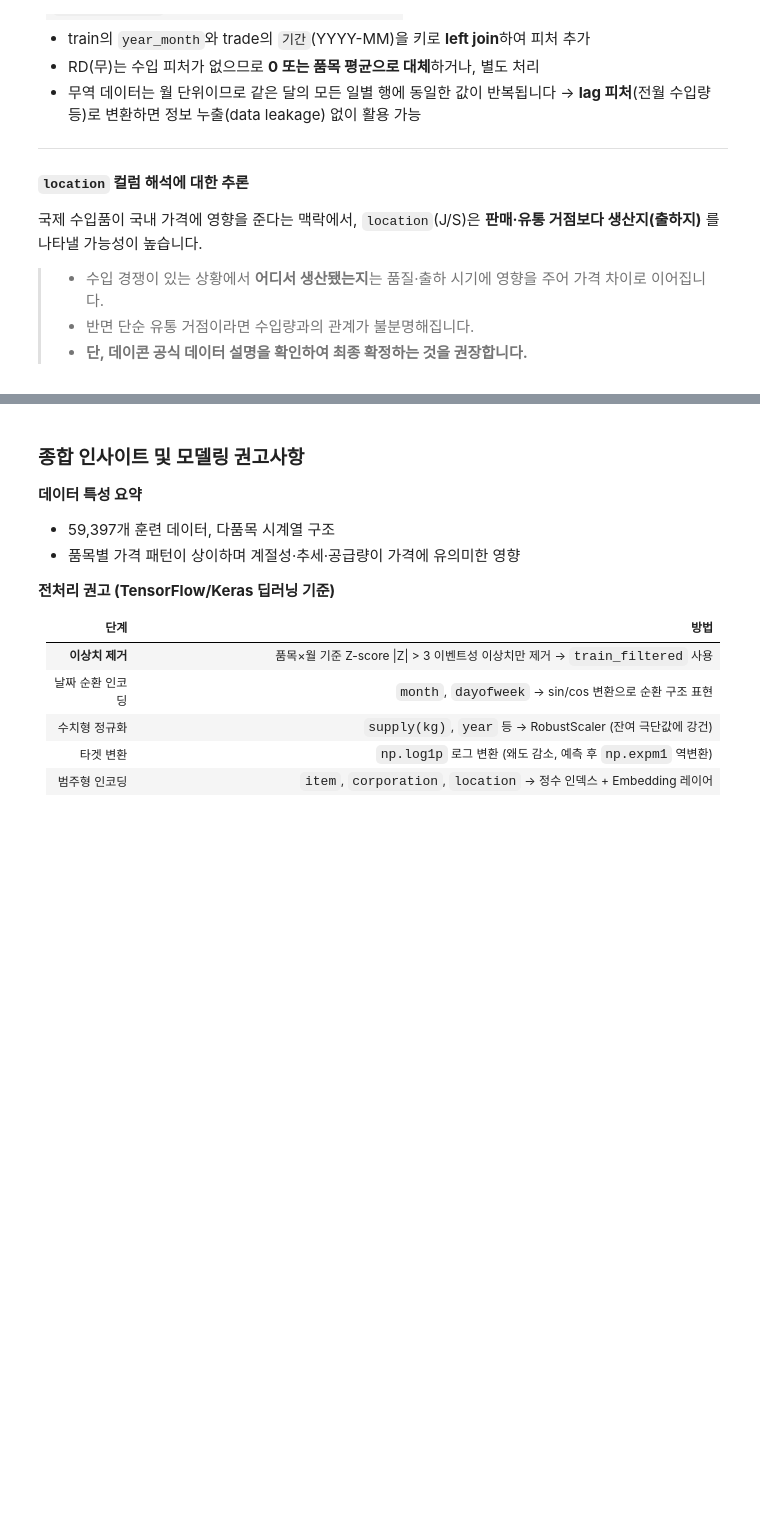
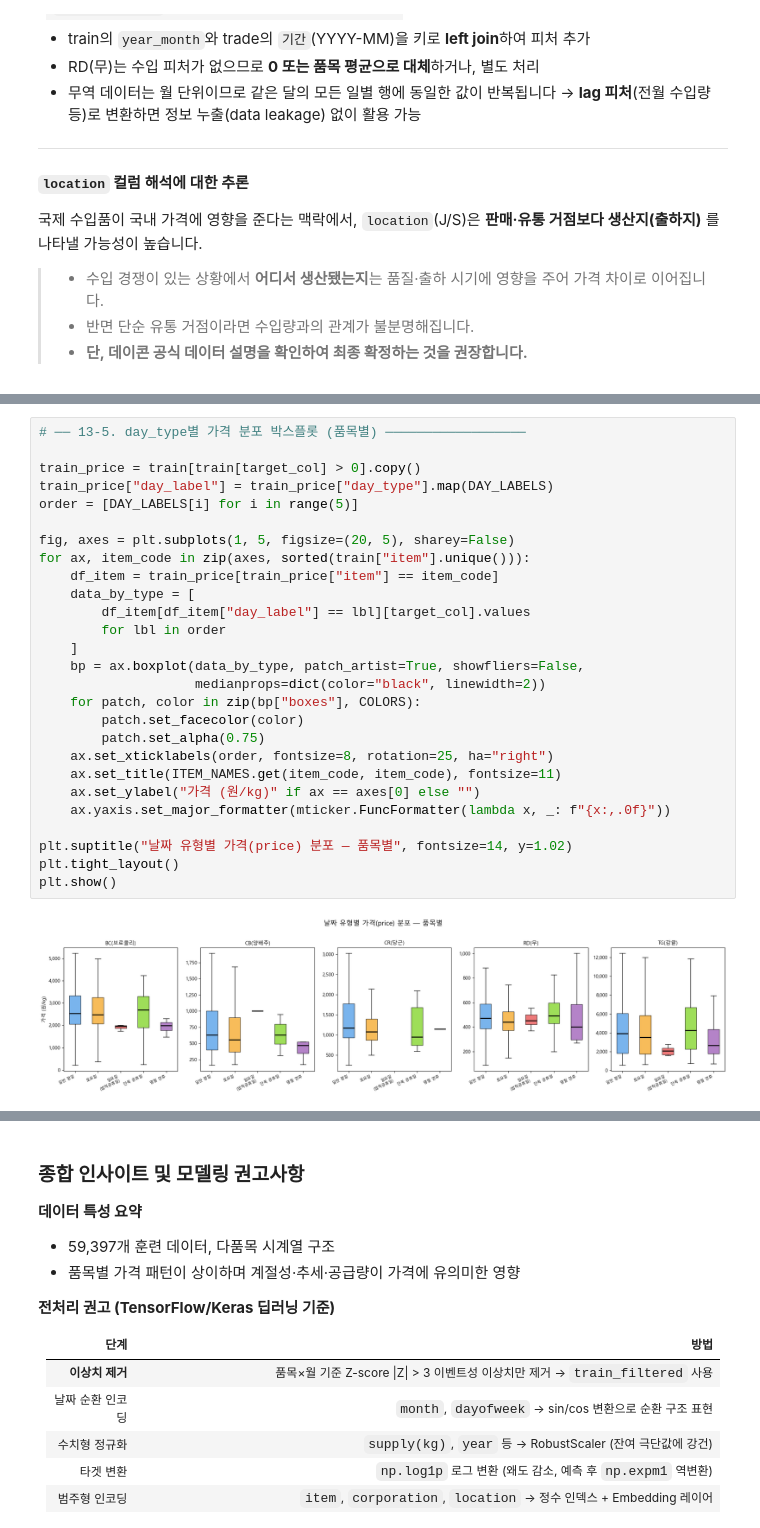
Before and after one commit to chul3224/Tomorrow-Jeju, a Jupyter notebook: shin-wc/EDA.ipynb, the cells around one changed output, grey strips where cells are left out. Drawn from its saved outputs; the diff is of its cells as text; blank space fills up the shorter version.

```diff
--- a/shin-wc/EDA.ipynb
+++ b/shin-wc/EDA.ipynb
@@ -2053,0 +2261,29 @@ dtype: int64
+# %%
+# ── 13-5. day_type별 가격 분포 박스플롯 (품목별) ──────────────────
+
+train_price = train[train[target_col] > 0].copy()
+train_price["day_label"] = train_price["day_type"].map(DAY_LABELS)
+order = [DAY_LABELS[i] for i in range(5)]
+
+fig, axes = plt.subplots(1, 5, figsize=(20, 5), sharey=False)
+for ax, item_code in zip(axes, sorted(train["item"].unique())):
+    df_item = train_price[train_price["item"] == item_code]
+    data_by_type = [
+        df_item[df_item["day_label"] == lbl][target_col].values
+        for lbl in order
+    ]
+    bp = ax.boxplot(data_by_type, patch_artist=True, showfliers=False,
+                    medianprops=dict(color="black", linewidth=2))
+    for patch, color in zip(bp["boxes"], COLORS):
+        patch.set_facecolor(color)
+        patch.set_alpha(0.75)
+    ax.set_xticklabels(order, fontsize=8, rotation=25, ha="right")
+    ax.set_title(ITEM_NAMES.get(item_code, item_code), fontsize=11)
+    ax.set_ylabel("가격 (원/kg)" if ax == axes[0] else "")
+    ax.yaxis.set_major_formatter(mticker.FuncFormatter(lambda x, _: f"{x:,.0f}"))
+
+plt.suptitle("날짜 유형별 가격(price) 분포 — 품목별", fontsize=14, y=1.02)
+plt.tight_layout()
+plt.show()
+# %% [output]
+[figure, added]
```
Also changed, not shown: parts of 12 cells of this notebook.
